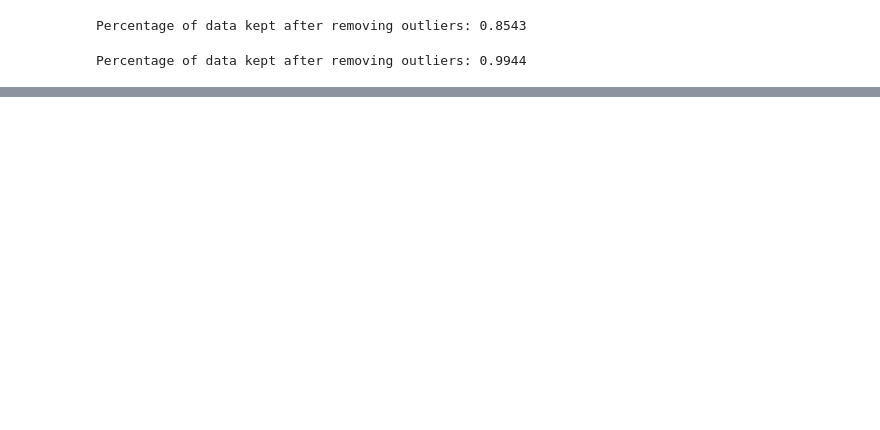
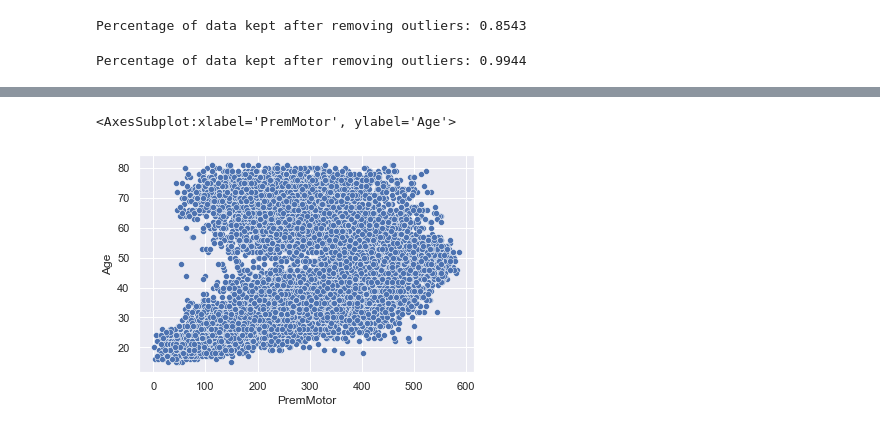
Before and after one commit to henrymmarques/DMProject, a Jupyter notebook: preprocess.ipynb, the cells around one changed output, grey strips where cells are left out. Drawn from its saved outputs; the diff is of its cells as text; code cells hidden in the pictures; blank space fills up the shorter version.

```diff
--- a/preprocess.ipynb
+++ b/preprocess.ipynb
@@ -270,0 +292,5 @@ box_plot_all_vars(df)
+# %%
+sns.scatterplot(x='PremMotor', y='Age', data=df)
+# %% [output]
+<AxesSubplot:xlabel='PremMotor', ylabel='Age'>
+[figure, added]
```
Also changed, not shown: parts of 16 cells of this notebook.
